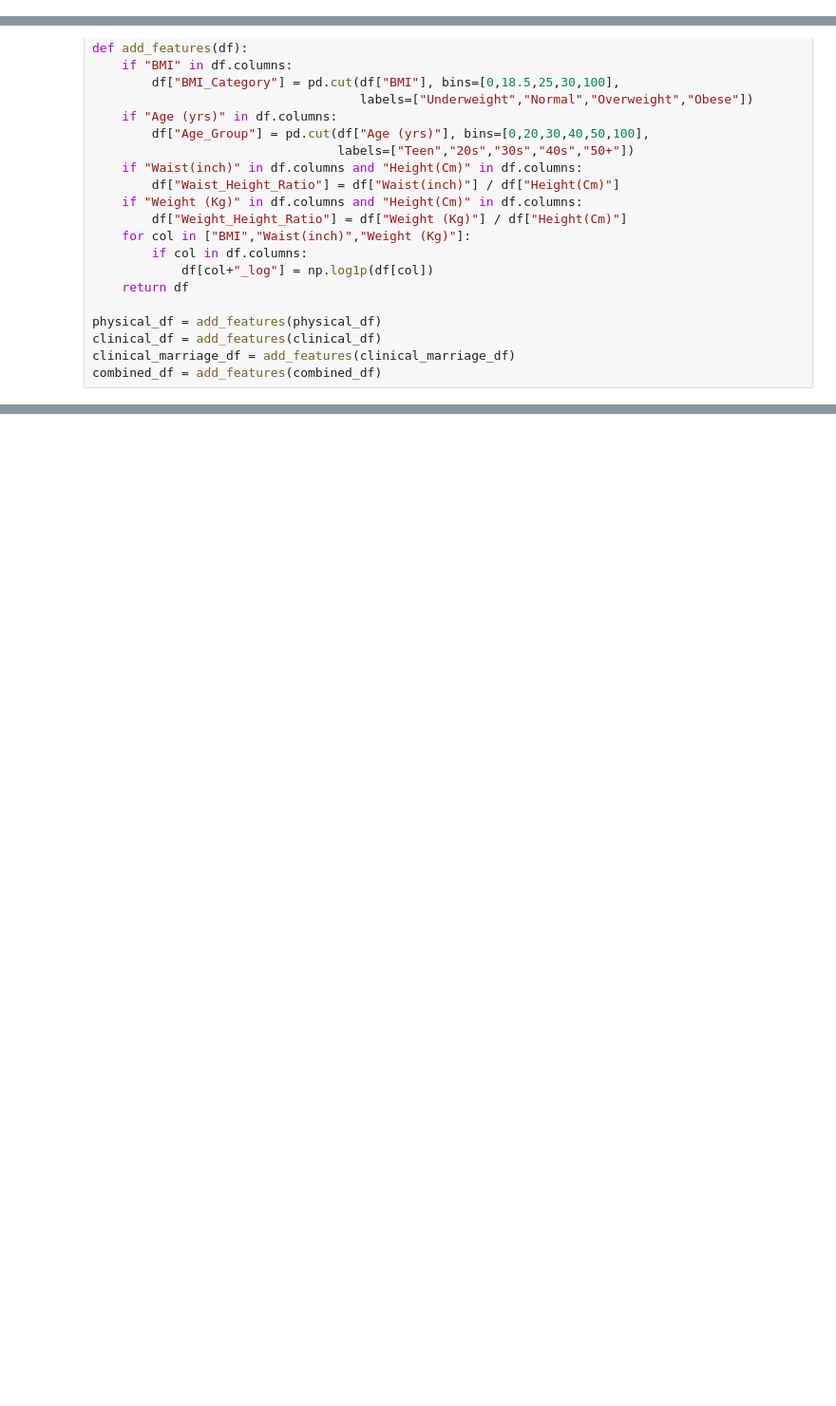
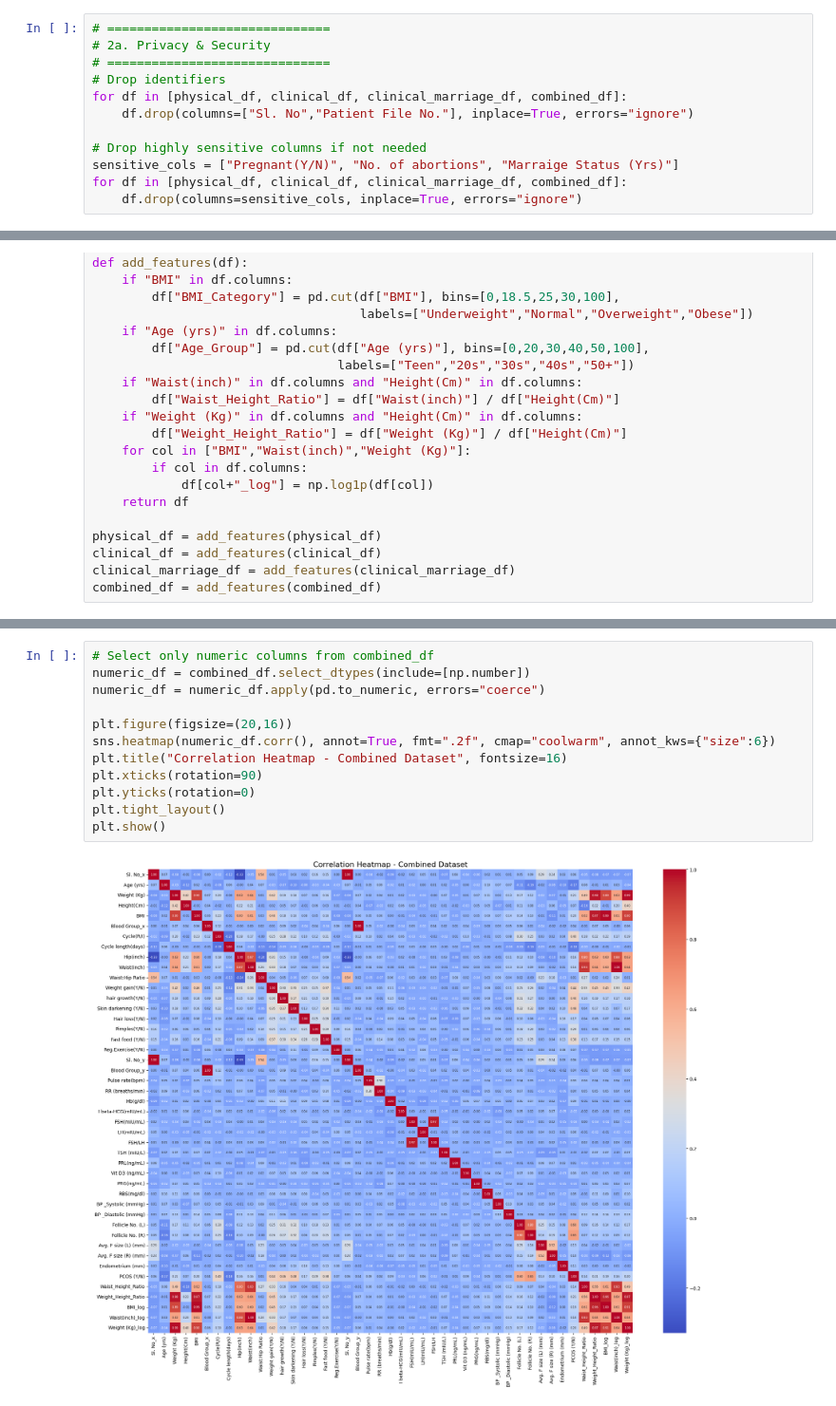
Before and after one commit to Yashikagoyal2105/ai-research-hub, a Jupyter notebook: early-pcos-risk-detection.ipynb, the cells around one changed output, grey strips where cells are left out. Shown at 95% size. Drawn from its saved outputs; the diff is of its cells as text; blank space fills up the shorter version.

```diff
--- a/early-pcos-risk-detection.ipynb
+++ b/early-pcos-risk-detection.ipynb
@@ -81,3 +87,15 @@ if "PCOS (Y/N)_x" in combined_df.columns and "PCOS (Y/N)_y" in combined_df.colum
+# %%
+# ==============================
+# 2a. Privacy & Security
+# ==============================
+# Drop identifiers
+for df in [physical_df, clinical_df, clinical_marriage_df, combined_df]:
+    df.drop(columns=["Sl. No","Patient File No."], inplace=True, errors="ignore")
+
+# Drop highly sensitive columns if not needed
+sensitive_cols = ["Pregnant(Y/N)", "No. of abortions", "Marraige Status (Yrs)"]
+for df in [physical_df, clinical_df, clinical_marriage_df, combined_df]:
+    df.drop(columns=sensitive_cols, inplace=True, errors="ignore")
 # %%
 # ==============================
 # 3. Feature Engineering
@@ -970,0 +585,14 @@ plt.show()
+# %%
+# Select only numeric columns from combined_df
+numeric_df = combined_df.select_dtypes(include=[np.number])
+numeric_df = numeric_df.apply(pd.to_numeric, errors="coerce")
+
+plt.figure(figsize=(20,16))
+sns.heatmap(numeric_df.corr(), annot=True, fmt=".2f", cmap="coolwarm", annot_kws={"size":6})
+plt.title("Correlation Heatmap - Combined Dataset", fontsize=16)
+plt.xticks(rotation=90)
+plt.yticks(rotation=0)
+plt.tight_layout()
+plt.show()
+# %% [output]
+[figure, added]
```
Also changed, not shown: parts of 41 cells of this notebook.
